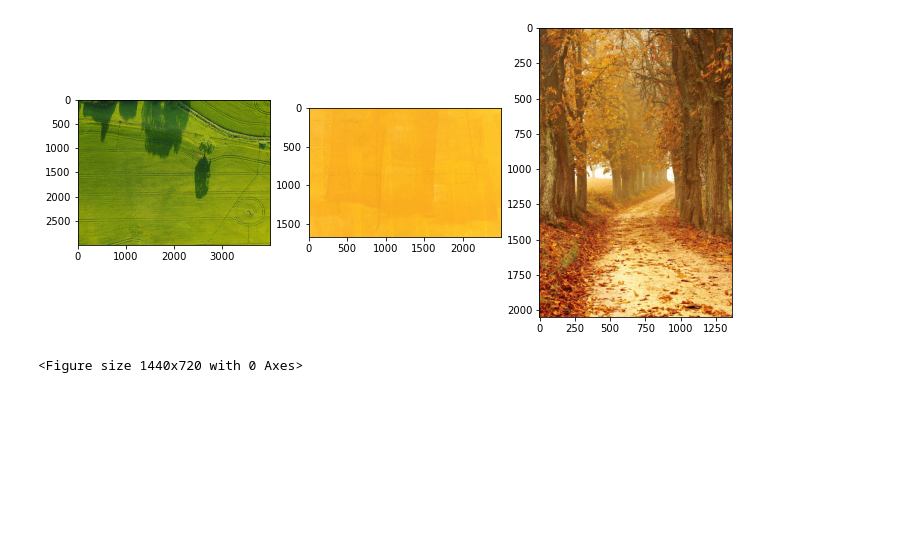
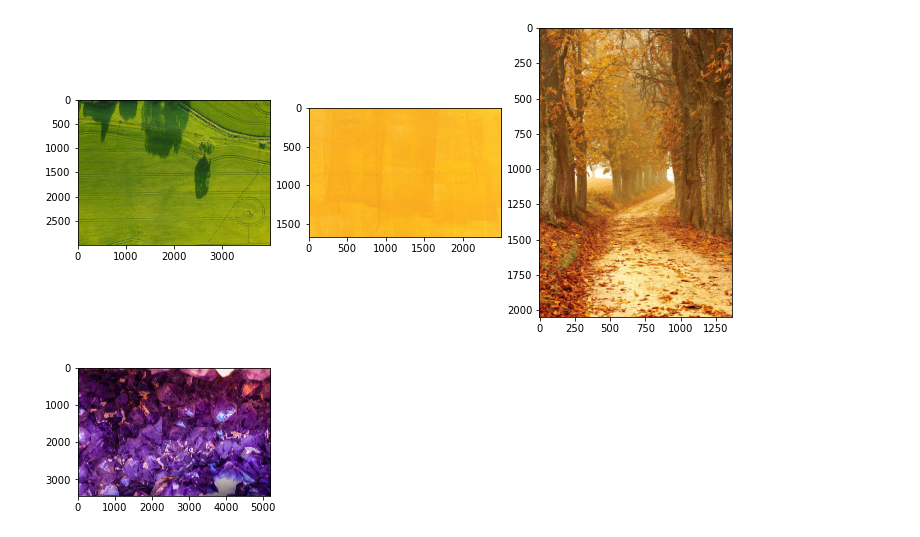
Before and after one commit to nshafik/color-detection, a Jupyter notebook: color-detection.ipynb, the cells around one changed output. Drawn from its saved outputs; the diff is of its cells as text; code cells hidden in the pictures; blank space fills up the shorter version.

Commit message:
Purple Update

```diff
--- a/color-detection.ipynb
+++ b/color-detection.ipynb
@@ -181,6 +181,6 @@ show_selected_images(images, COLORS['YELLOW'], 60, 5)
 # %%
 # Search for PURPLE
 plt.figure(figsize = (20, 10))
-show_selected_images(images, COLORS['PURPLE'], 20, 5)
+show_selected_images(images, COLORS['PURPLE'], 60, 5)
 # %% [output]
-<Figure size 1440x720 with 0 Axes>
+[figure, added]
```
